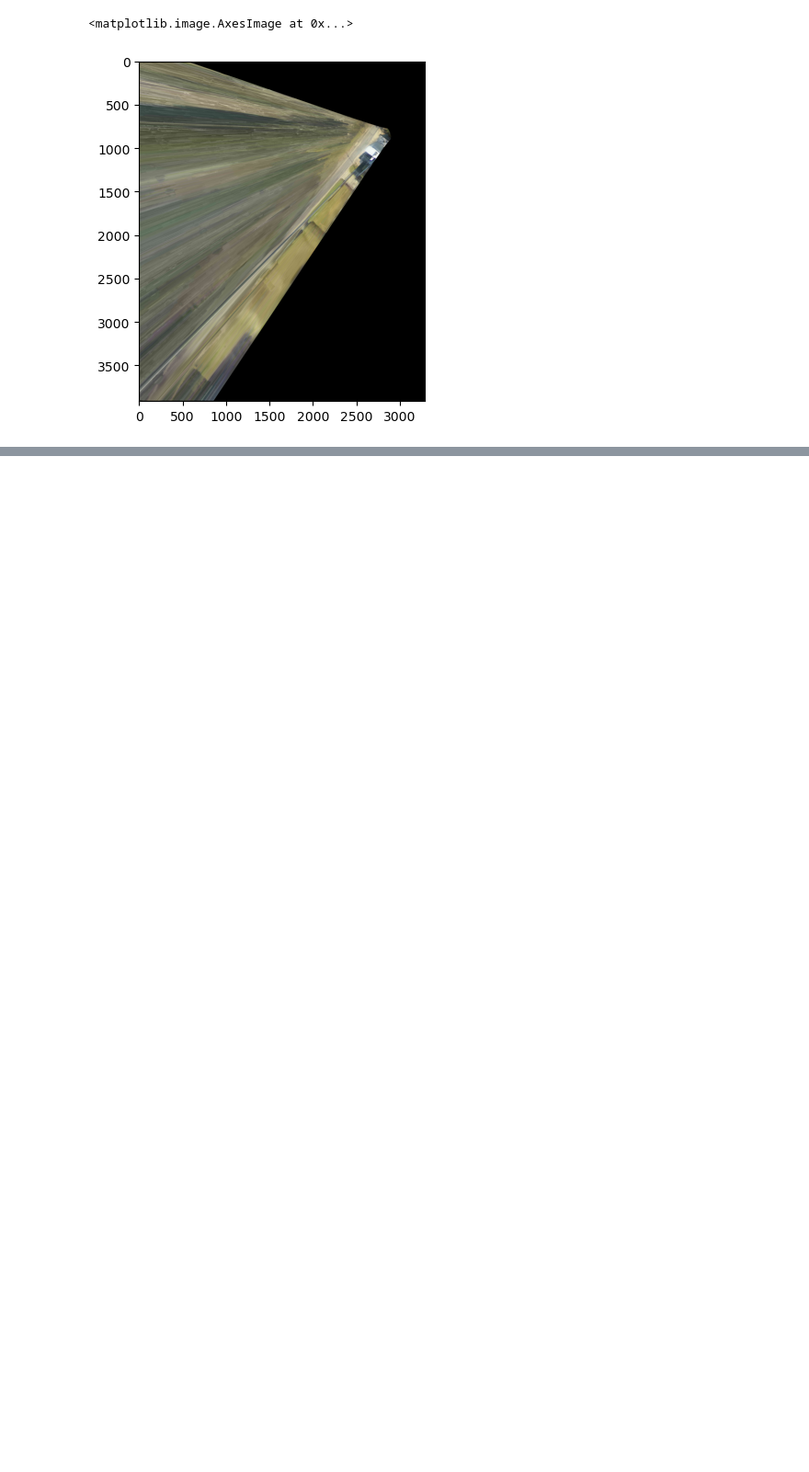
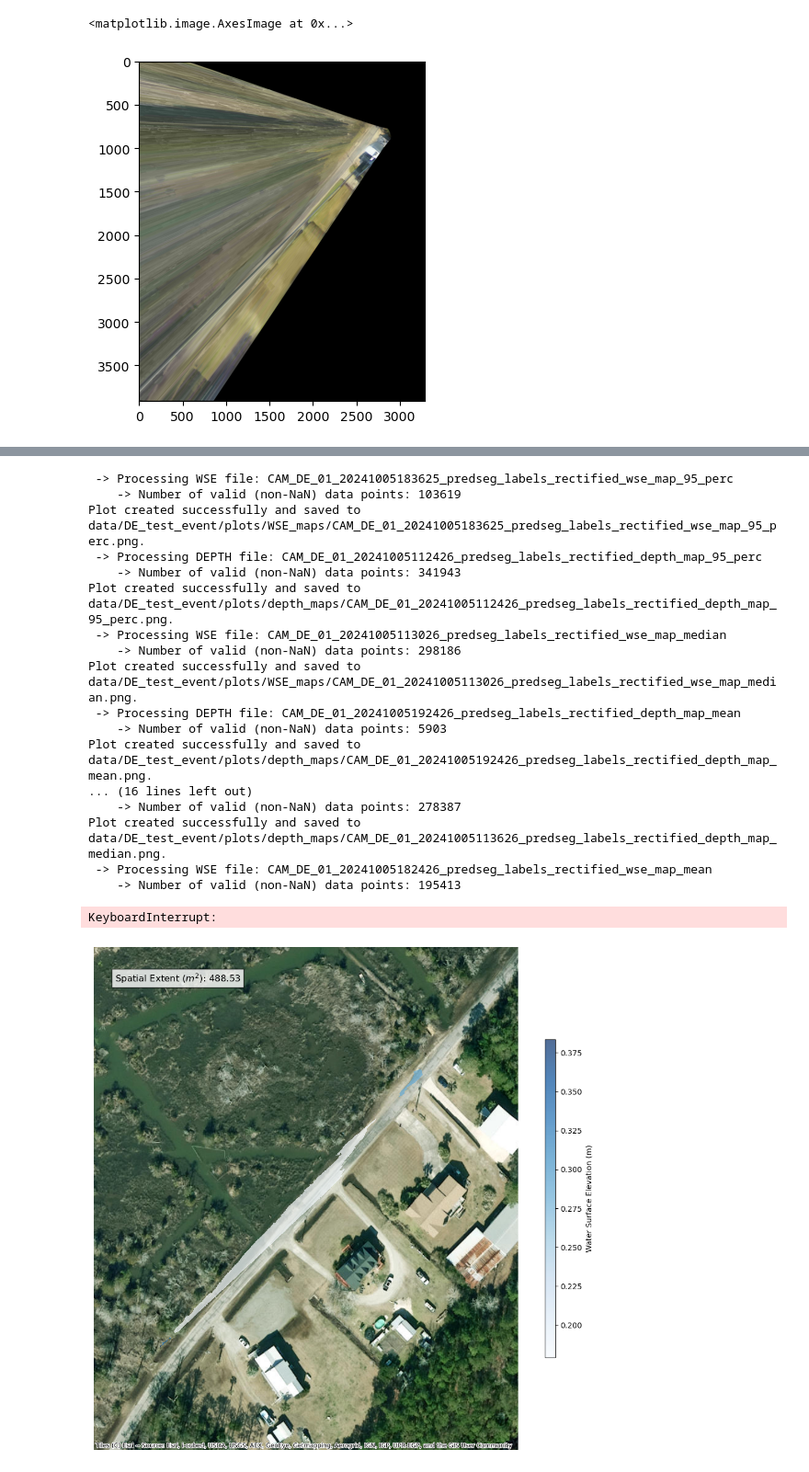
Before and after one commit to rtmccune/poseidon, a Jupyter notebook: test_notebook.ipynb, the cells around one changed output, grey strips where cells are left out. Shown at 92% size. Saved outputs shown, nothing was run; the diff lists cells and outputs as text; code cells hidden in the pictures; blank space fills up the shorter version.

Commit message:
Format depth processing and tests. Initialize clean plotter script.

```diff
--- a/test_notebook.ipynb
+++ b/test_notebook.ipynb
@@ -114,0 +135,33 @@ KeyboardInterrupt:
+# %%
+main_dir = 'data'
+
+virtual_sensor_locs = np.array([[3174, 2691], [1900, 1657], [2362, 2092]])
+
+min_x_extent = 847809.694
+max_x_extent = 847973.874
+min_y_extent = 127254.634
+max_y_extent = 127450.141
+
+plotter = poseidon_core.DepthMapPlotter(main_dir, min_x_extent, max_x_extent, min_y_extent, max_y_extent, bbox_crs="EPSG:32119")
+# %%
+plotter.process_single_flood_event('DE_test_event')
+# %% [output]
+ -> Processing WSE file: CAM_DE_01_20241005183625_predseg_labels_rectified_wse_map_95_perc
+    -> Number of valid (non-NaN) data points: 103619
+Plot created successfully and saved to data/DE_test_event/plots/WSE_maps/CAM_DE_01_20241005183625_predseg_labels_rectified_wse_map_95_perc.png.
+ -> Processing DEPTH file: CAM_DE_01_20241005112426_predseg_labels_rectified_depth_map_95_perc
+    -> Number of valid (non-NaN) data points: 341943
+Plot created successfully and saved to data/DE_test_event/plots/depth_maps/CAM_DE_01_20241005112426_predseg_labels_rectified_depth_map_95_perc.png.
+ -> Processing WSE file: CAM_DE_01_20241005113026_predseg_labels_rectified_wse_map_median
+    -> Number of valid (non-NaN) data points: 298186
+Plot created successfully and saved to data/DE_test_event/plots/WSE_maps/CAM_DE_01_20241005113026_predseg_labels_rectified_wse_map_median.png.
+ -> Processing DEPTH file: CAM_DE_01_20241005192426_predseg_labels_rectified_depth_map_mean
+    -> Number of valid (non-NaN) data points: 5903
+Plot created successfully and saved to data/DE_test_event/plots/depth_maps/CAM_DE_01_20241005192426_predseg_labels_rectified_depth_map_mean.png.
+... (16 lines left out)
+    -> Number of valid (non-NaN) data points: 278387
+Plot created successfully and saved to data/DE_test_event/plots/depth_maps/CAM_DE_01_20241005113626_predseg_labels_rectified_depth_map_median.png.
+ -> Processing WSE file: CAM_DE_01_20241005182426_predseg_labels_rectified_wse_map_mean
+    -> Number of valid (non-NaN) data points: 195413
+KeyboardInterrupt:
+[figure, added]
```
Also changed, not shown: parts of 6 cells of this notebook, 4 other files.
